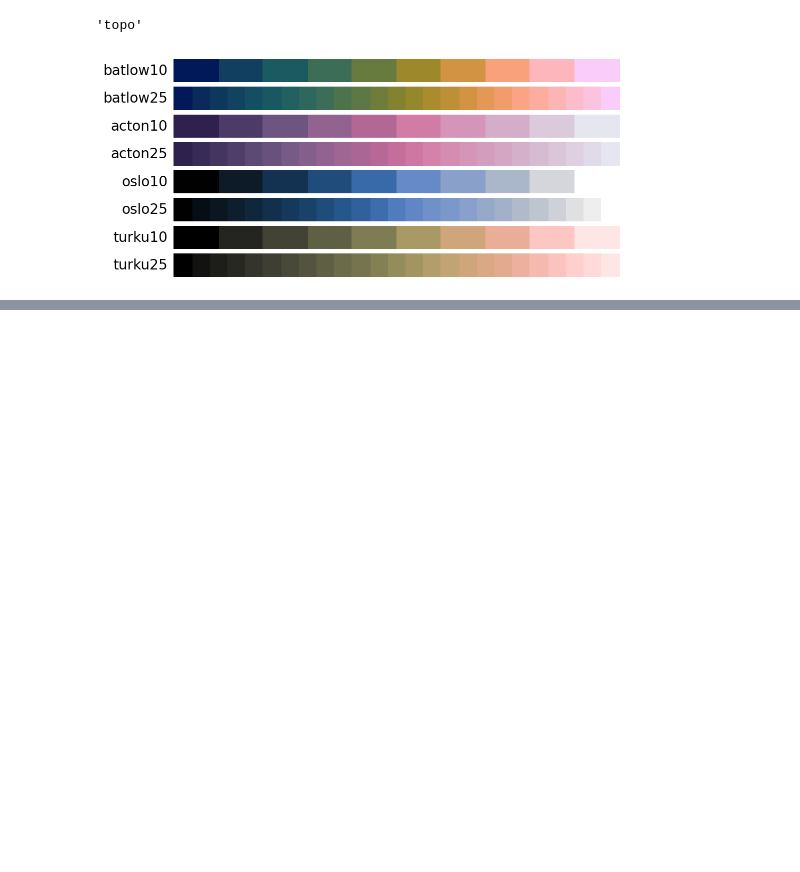
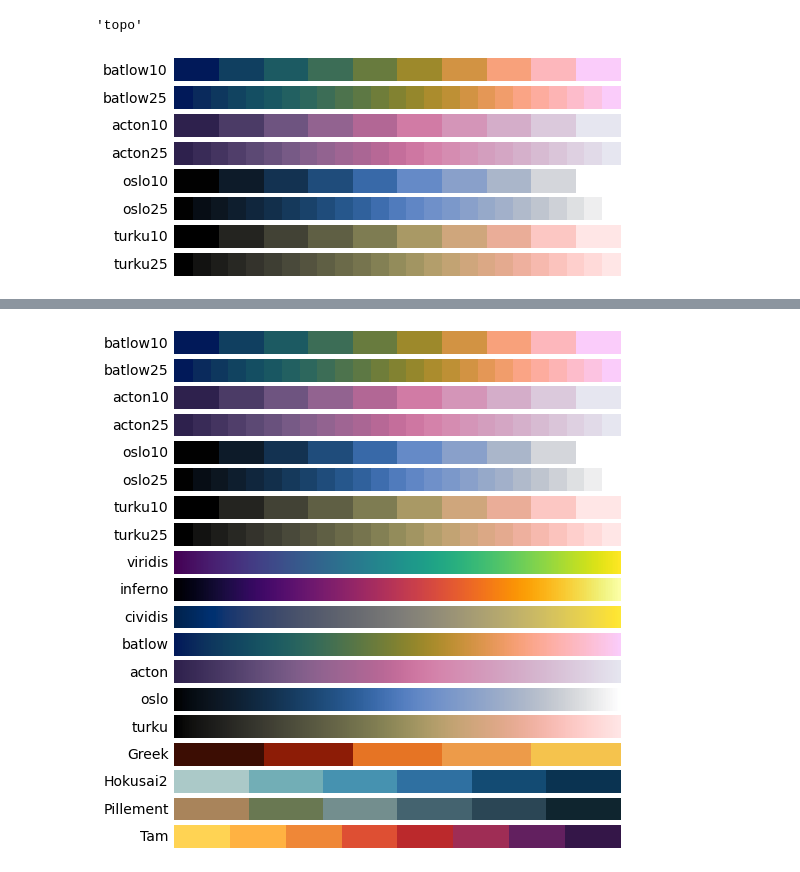
Before and after one commit to yang3kc/scicolor, a Jupyter notebook: exps/try_out_package.ipynb, the cells around one changed output, grey strips where cells are left out. Drawn from its saved outputs; the diff is of its cells as text; code cells hidden in the pictures; blank space fills up the shorter version.

```diff
--- a/exps/try_out_package.ipynb
+++ b/exps/try_out_package.ipynb
@@ -26,0 +47,4 @@ scicolor.plot_cmaps()
+# %%
+scicolor.plot_cmaps(cm_class='sequential')
+# %% [output]
+[figure, added]
```
Also changed, not shown: parts of 11 cells of this notebook.
